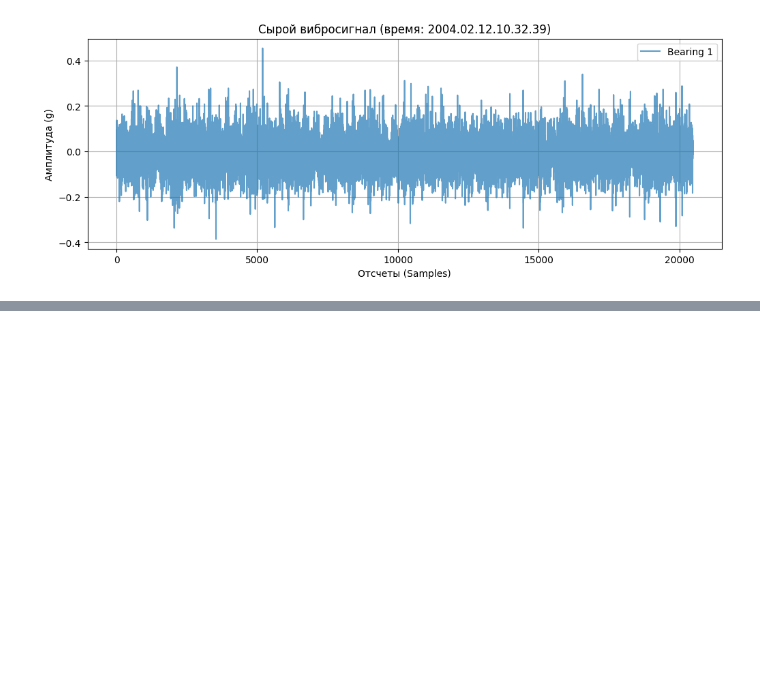
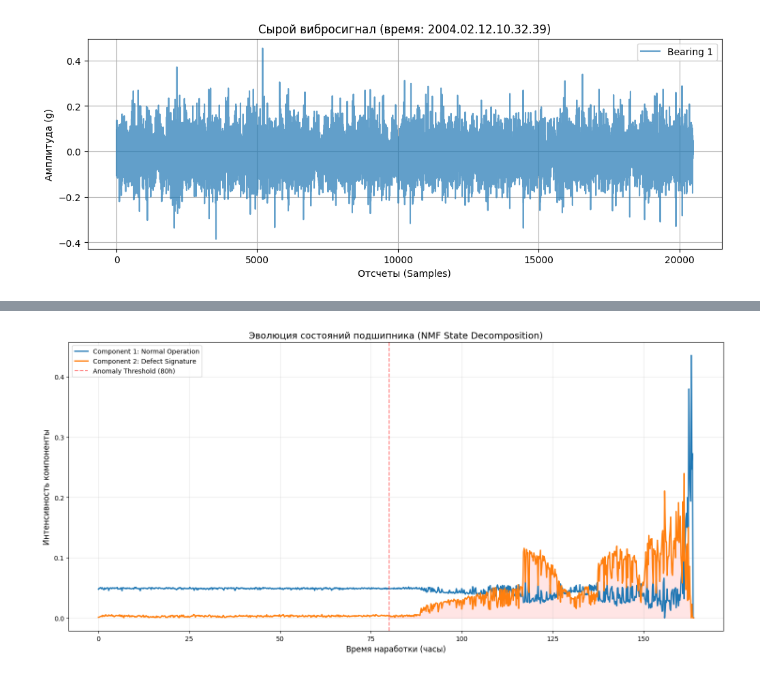
Before and after one commit to czeberyak/industrial-health-index-pdm, a Jupyter notebook: notebooks/01_eda_vibration.ipynb, the cells around one changed output, grey strips where cells are left out. Saved outputs shown, nothing was run; the diff lists cells and outputs as text; code cells hidden in the pictures; blank space fills up the shorter version.

```diff
--- a/notebooks/01_eda_vibration.ipynb
+++ b/notebooks/01_eda_vibration.ipynb
@@ -200,0 +297,33 @@ plt.show()
+# %%
+from sklearn.decomposition import NMF
+
+# 1. Расчет часов наработки (Engineering Time)
+# Преобразуем разницу во времени в числовой формат (часы)
+time_hours = (time_labels - time_labels[0]).total_seconds() / 3600
+
+# 2. Моделирование NMF
+# Спектры (амплитуды) всегда >= 0, что идеально для NMF
+nmf = NMF(n_components=2, init='nndsvda', random_state=42, max_iter=500)
+
+# W - матрица весов (как меняется вклад каждой компоненты во времени)
+# H - матрица признаков (базисные спектры компонент)
+W = nmf.fit_transform(X)
+H = nmf.components_
+
+# 3. Визуализация эволюции состояний
+plt.figure(figsize=(18, 8))
+plt.plot(time_hours, W[:, 0], label='Component 1: Normal Operation', color='tab:blue', lw=2)
+plt.plot(time_hours, W[:, 1], label='Component 2: Defect Signature', color='tab:orange', lw=2)
+
+# Добавляем инженерную разметку
+plt.axvline(x=80, color='red', linestyle='--', alpha=0.5, label='Anomaly Threshold (80h)')
+plt.fill_between(time_hours, 0, W[:, 1], where=(time_hours > 80), color='red', alpha=0.1)
+
+plt.title("Эволюция состояний подшипника (NMF State Decomposition)", fontsize=14)
+plt.xlabel("Время наработки (часы)", fontsize=12)
+plt.ylabel("Интенсивность компоненты", fontsize=12)
+plt.legend()
+plt.grid(True, alpha=0.3)
+plt.show()
+# %% [output]
+[figure, added]
```
Also changed, not shown: parts of 32 cells of this notebook, 5 other files.
